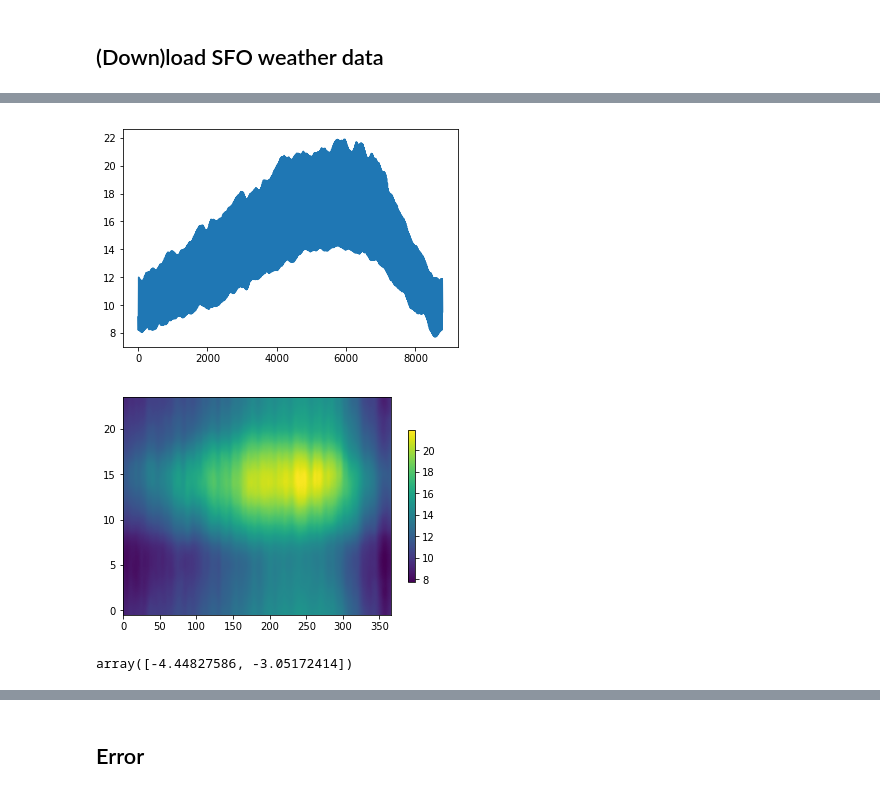
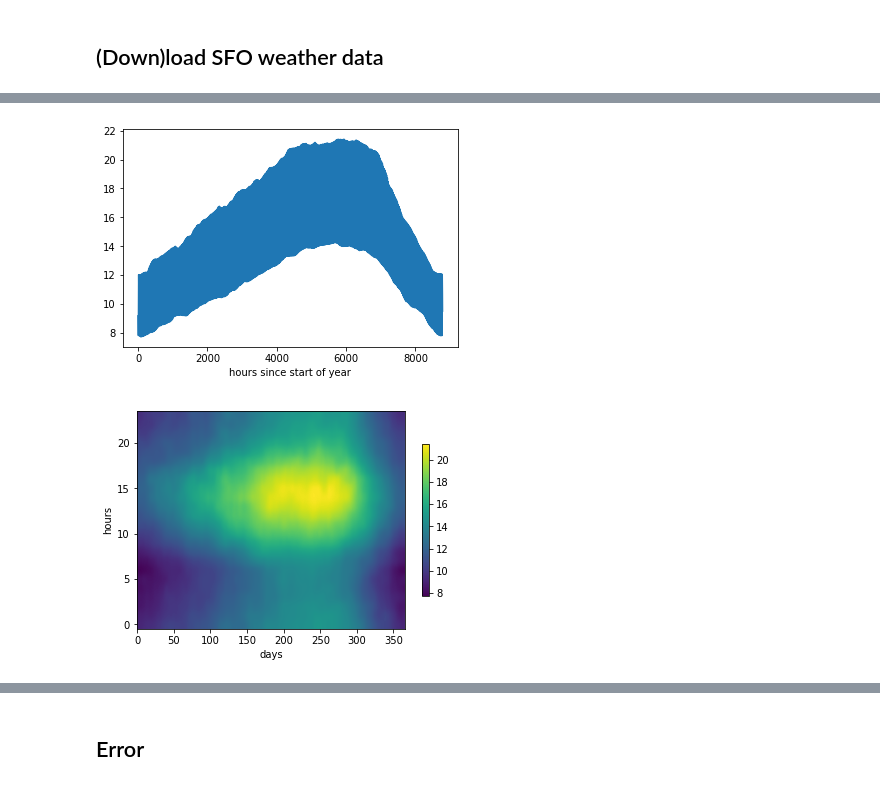
Before and after one commit to yowtzu/non_par_ts, a Jupyter notebook: examples/TemperatureSFO.ipynb, the cells around one changed output, grey strips where cells are left out. Cells and saved outputs as stored; diff of their text form; code cells hidden in the pictures.

```diff
--- a/examples/TemperatureSFO.ipynb
+++ b/examples/TemperatureSFO.ipynb
@@ -39,0 +39,4 @@ train = temperatures[:-len(temperatures)//5]
+# %%
+print('we have years:', set(temperatures.index.year))
+data_used = temperatures[temperatures.index.year <= 2015]
+indep_test = temperatures[temperatures.index.year > 2015]
@@ -40,5 +164,10 @@ train = temperatures[:-len(temperatures)//5]
 # %%
-baseline = npts.Baseline(npts.HourOfDay(lambdas=np.logspace(-10,0, 30)),
-                         npts.DayOfYear(lambdas=np.logspace(-10,0, 30)))
-baseline.fit(train)
+np.random.seed(0)
+mask = np.random.uniform(size=len(data_used)) < .1
+small_data = data_used[mask]
+
+baseline_small_data = npts.Baseline(npts.HourOfDay(lambdas=np.logspace(-8,5, 30)),
+                         npts.DayOfYear(lambdas=np.logspace(-8,5, 30)))
+
+baseline_small_data.fit(small_data)
 # %% [output]
@@ -62,16 +175,21 @@ Best λ = (3.290344562312671e-05, 0.0007880462815669921)
 # %%
-plt.plot(baseline.theta)
+def plot_2d_model(theta):
 
-fig = plt.figure()
-cax = plt.imshow(baseline.theta.reshape((366,24)).T, aspect='auto',origin='lower',interpolation='gaussian')
-axc = fig.colorbar(cax, ax=fig.gca(), shrink=.7)
+    plt.figure()
+    plt.plot(theta)
+    plt.xlabel('hours since start of year')
+
+    fig = plt.figure()
+    cax = plt.imshow(theta.reshape((366,24)).T,
+                     aspect='auto',origin='lower',interpolation='gaussian')
+    axc = fig.colorbar(cax, ax=fig.gca(), shrink=.7)
+    plt.xlabel('days')
+    plt.ylabel('hours')
+
+plot_2d_model(baseline_small_data.theta)
 # %% [output]
-[figure, old version]
+[figure, new version]
-[figure, old version]
+[figure, new version]
-# %%
-np.log10(baseline.best_lambda)
-# %% [output]
-array([-4.44827586, -3.05172414])
 # %%
 def plot_RMSE(baseline, cost_dict, title):
     fig = plt.figure(figsize=(8,4))
```
Also changed, not shown: parts of 59 cells of this notebook, 6 other files.
